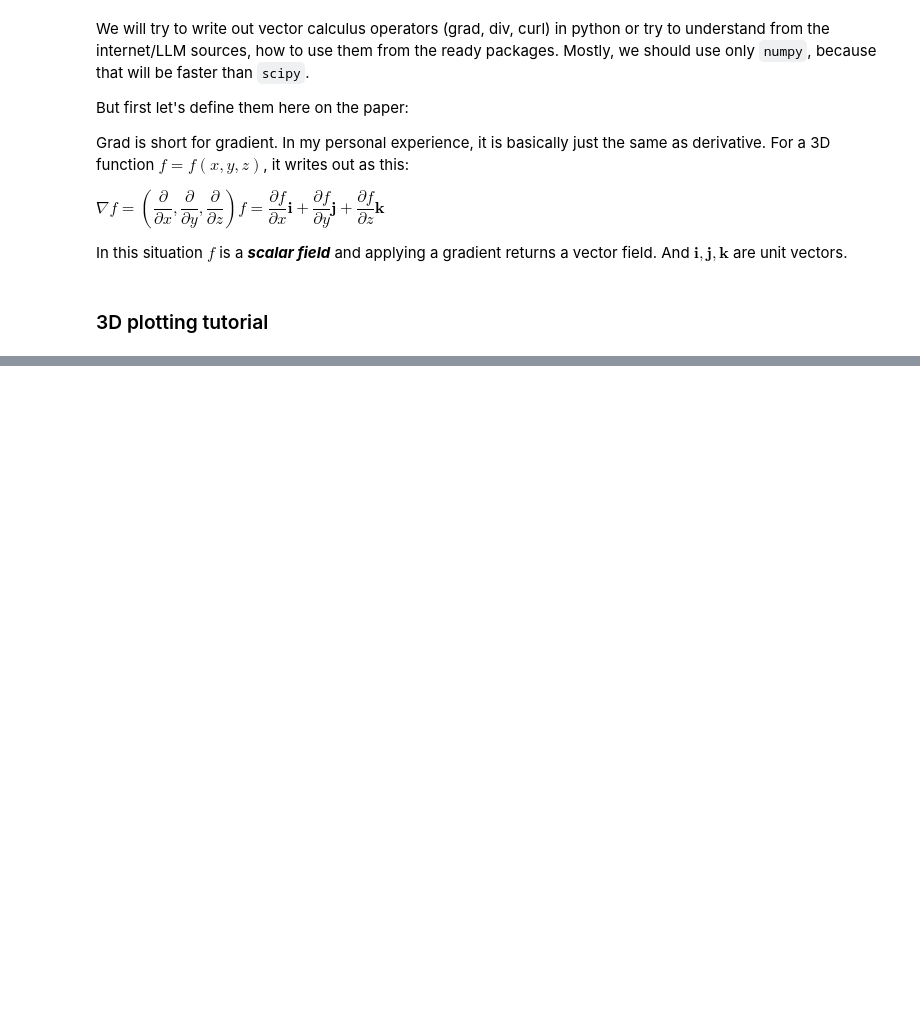
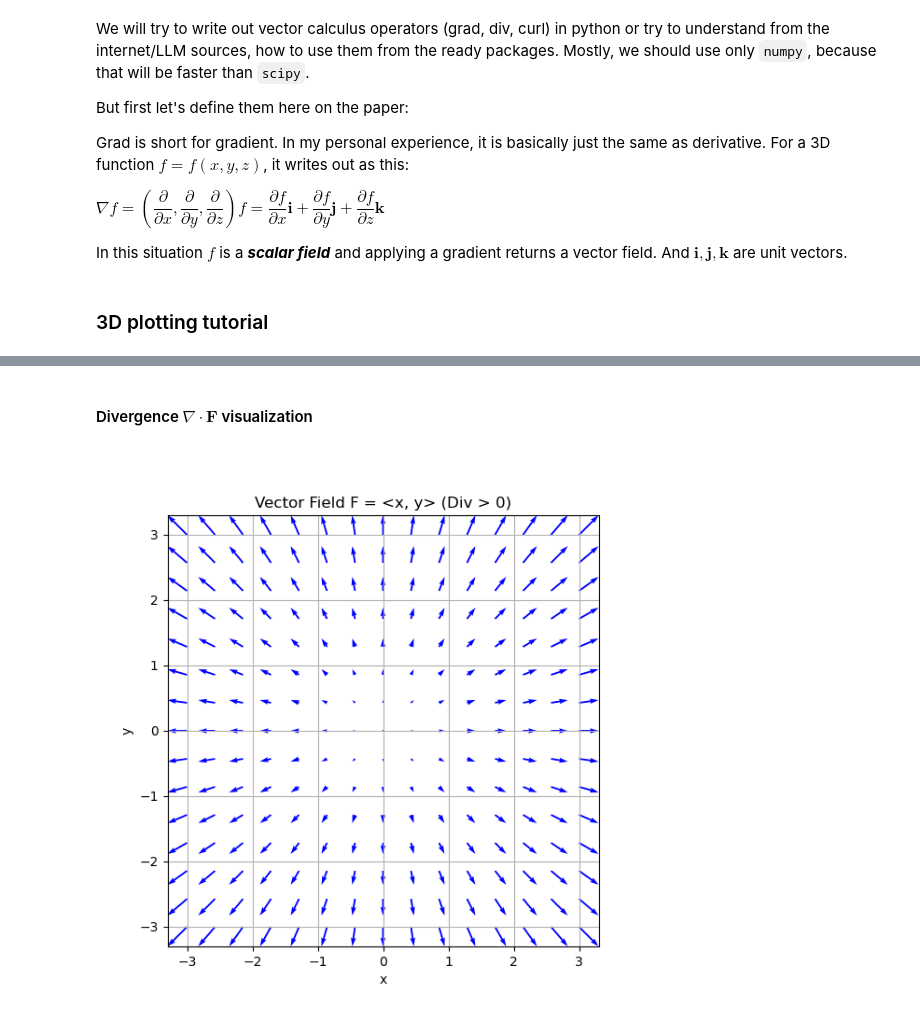
Before and after one commit to lampnis/aerosol-things, a Jupyter notebook: CEPAS_useful.ipynb, the cells around one changed output, grey strips where cells are left out. Saved outputs shown, nothing was run; the diff lists cells and outputs as text; code cells hidden in the pictures; blank space fills up the shorter version.

```diff
--- a/CEPAS_useful.ipynb
+++ b/CEPAS_useful.ipynb
@@ -595,0 +763,18 @@ plt.show()
+# %% [markdown]
+#### Divergence $\nabla \cdot \textbf{F}$ visualization
+# %%
+# Vector field F = <u, v>
+u, v = xx, yy  # u is the x-component, v is the y-component
+
+# Calculate divergence: Div(F) = du/dx + dv/dy
+dv_dy, _ = np.gradient(v) # We only need the y-derivative of v
+_, du_dx = np.gradient(u) # We only need the x-derivative of u
+
+divergence = du_dx + dv_dy
+
+# We can visualize the original field
+plot_vector_field_2d(xx, yy, u, v, "Vector Field F = <x, y> (Div > 0)")
+# And its divergence (which is a scalar field)
+# print("Divergence (approx):", np.mean(divergence)) # Should be ~2.0
+# %% [output]
+[figure, added]
```
Also changed, not shown: parts of 18 cells of this notebook, 1 other file.
